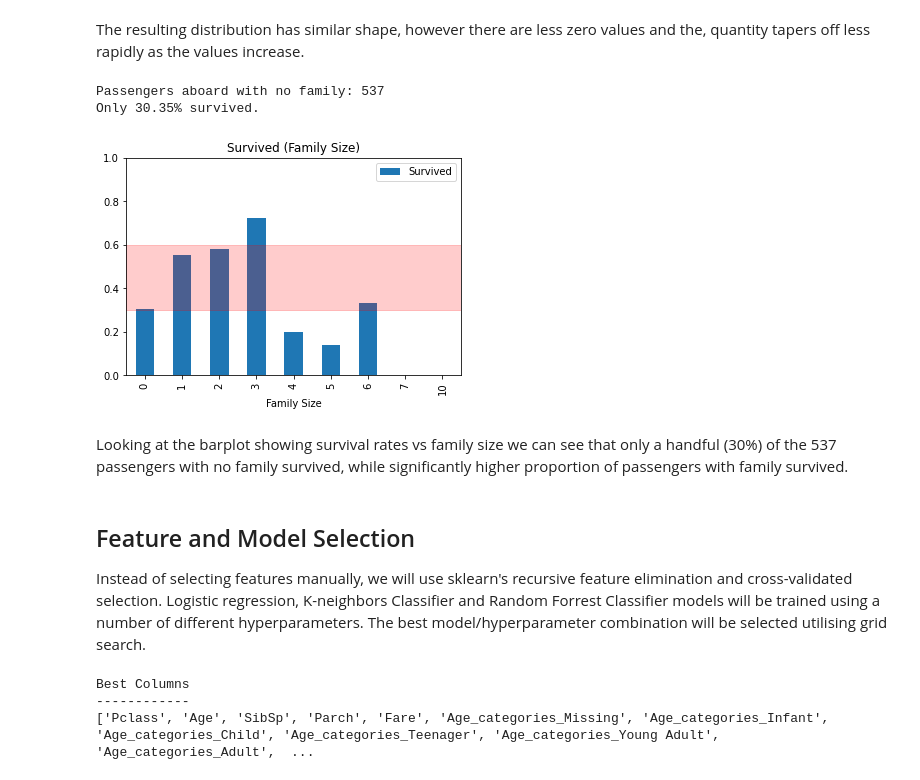
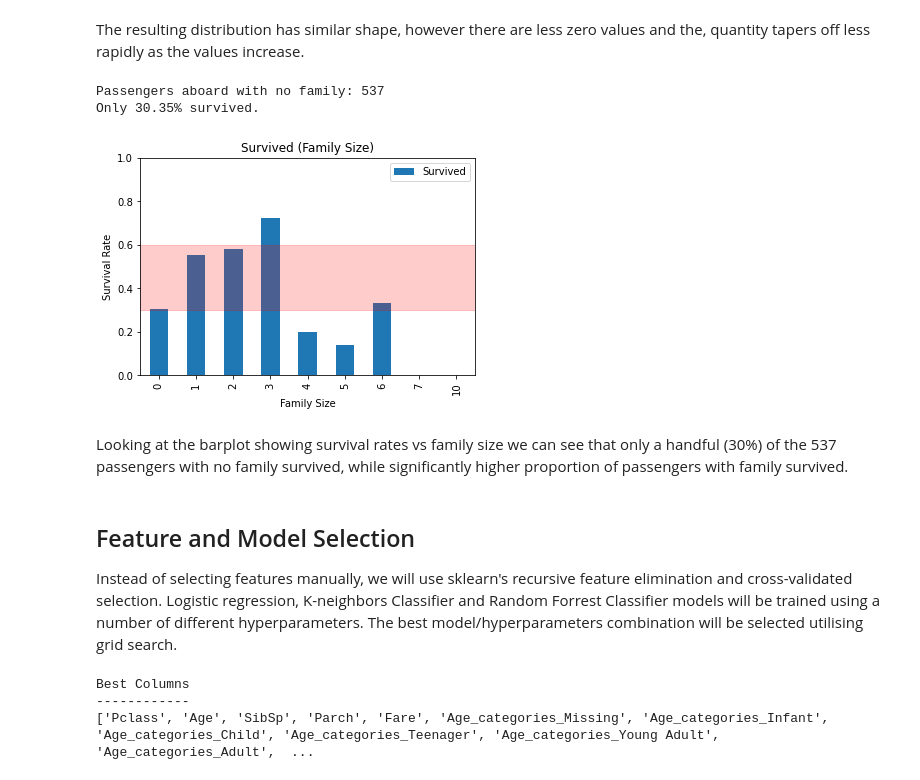
Before and after one commit to PeterZelinka/Kaggle-Titanic, a Jupyter notebook: Kaggle Titanic.ipynb, the cells around one changed output. Drawn from its saved outputs; the diff is of its cells as text; code cells hidden in the pictures.

```diff
--- a/Kaggle Titanic.ipynb
+++ b/Kaggle Titanic.ipynb
@@ -253,18 +259,19 @@ The resulting distribution has similar shape, however there are less zero values
 # %%
 pivoted_family_size = train.pivot_table(index = 'family_size', values = 'Survived')
 pivoted_family_size.plot.bar()
 plt.axhspan(0.3,0.6, alpha = 0.2, color = 'red')
 plt.xlabel('Family Size')
+plt.ylabel('Survival Rate')
 plt.title('Survived (Family Size)')
 plt.ylim(0, 1)
 plt.plot()
 
 print('Passengers aboard with no family: {}'.format(train[train['family_size'] == 0].count()['family_size']))
 print('Only {}% survived.'.format(round(pivoted_family_size.iloc[0][0] * 100, 2)))
 # %% [output]
 Passengers aboard with no family: 537
 Only 30.35% survived.
-[figure, old version]
+[figure, new version]
 # %% [markdown]
 Looking at the barplot showing survival rates vs family size we can see that only a handful (30%) of the 537 passengers with no family survived, while significantly higher proportion of passengers with family survived.
 # %%
@@ -280,7 +288,7 @@ holdout = process_isalone(holdout)
 # %% [markdown]
 ## Feature and Model Selection
 
-Instead of selecting features manually, we will use sklearn's recursive feature elimination and cross-validated selection. Logistic regression, K-neighbors Classifier and Random Forrest Classifier models will be trained using a number of different hyperparameters. The best model/hyperparameter combination will be selected utilising grid search.
+Instead of selecting features manually, we will use sklearn's recursive feature elimination and cross-validated selection. Logistic regression, K-neighbors Classifier and Random Forrest Classifier models will be trained using a number of different hyperparameters. The best model/hyperparameters combination will be selected utilising grid search.
 # %%
 # Feature selection
 from sklearn.ensemble import RandomForestClassifier
```
Also changed, not shown: parts of 12 cells of this notebook.
